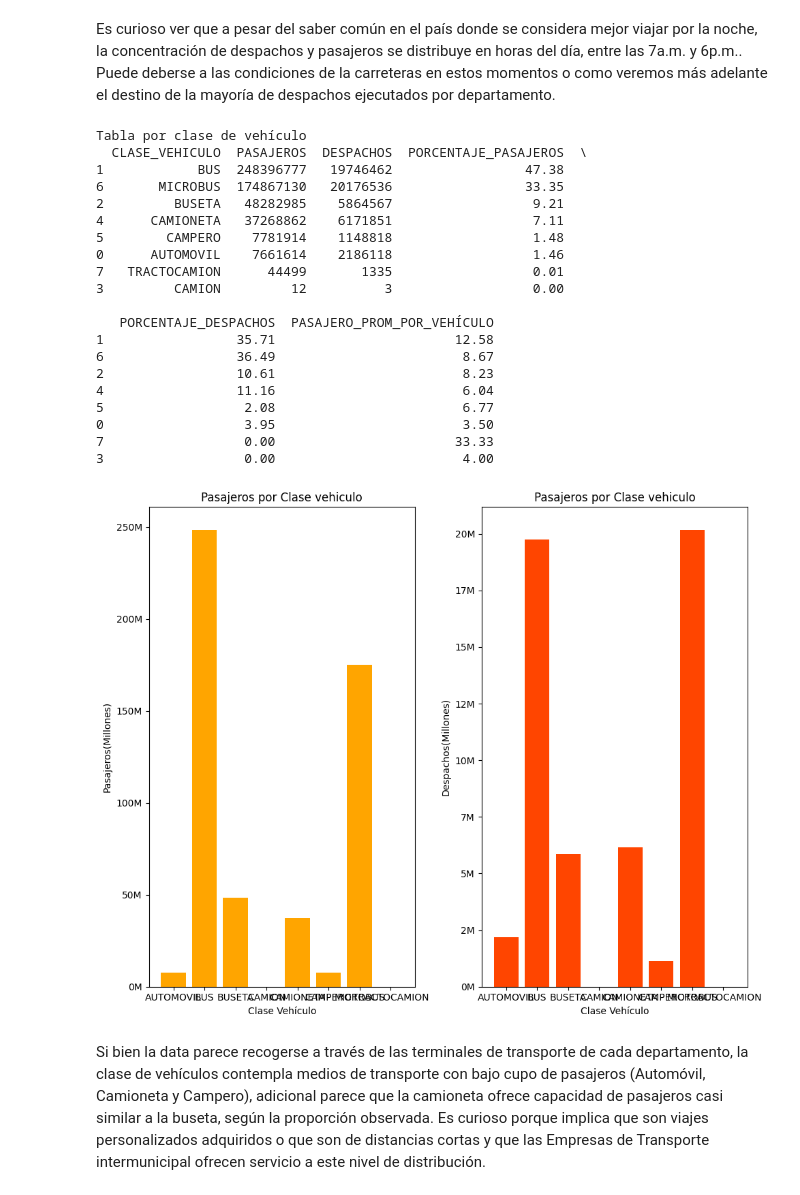
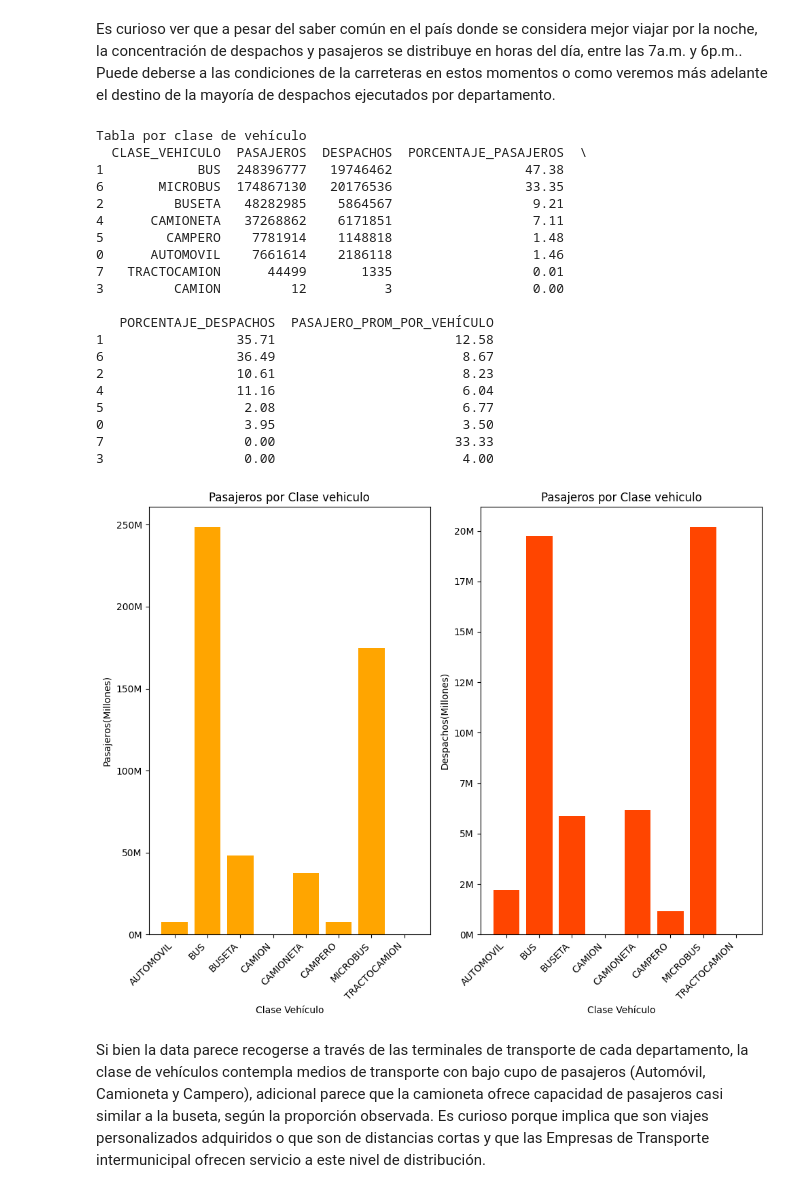
Before and after one commit to DavidNCamelo/PassengersAnalysis, a Jupyter notebook: Prueba PB David Camelo.ipynb, the cells around one changed output. Drawn from its saved outputs; the diff is of its cells as text; code cells hidden in the pictures.

```diff
--- a/Prueba PB David Camelo.ipynb
+++ b/Prueba PB David Camelo.ipynb
@@ -593,40 +593,42 @@ plt.subplot(1,2,1)
 plt.bar(data_por_vehiculo['CLASE_VEHICULO'], data_por_vehiculo['PASAJEROS'], color = 'orange')
 plt.xlabel('Clase Vehículo')
 plt.ylabel('Pasajeros(Millones)')
+plt.xticks(rotation=45, ha='right')
 plt.title('Pasajeros por Clase vehiculo')
 plt.gca().yaxis.set_major_formatter(plt.FuncFormatter(formato_ejes))
 
 plt.subplot(1,2,2)
 plt.bar(data_por_vehiculo['CLASE_VEHICULO'], data_por_vehiculo['DESPACHOS'], color = 'orangered')
 plt.xlabel('Clase Vehículo')
 plt.ylabel('Despachos(Millones)')
+plt.xticks(rotation=45, ha='right')
 plt.title('Pasajeros por Clase vehiculo')
 plt.gca().yaxis.set_major_formatter(plt.FuncFormatter(formato_ejes))
 
 plt.tight_layout()
 plt.show()
 # %% [output]
 Tabla por clase de vehículo
   CLASE_VEHICULO  PASAJEROS  DESPACHOS  PORCENTAJE_PASAJEROS  \
 1            BUS  248396777   19746462                 47.38
 6       MICROBUS  174867130   20176536                 33.35
 2         BUSETA   48282985    5864567                  9.21
 4      CAMIONETA   37268862    6171851                  7.11
 5        CAMPERO    7781914    1148818                  1.48
 0      AUTOMOVIL    7661614    2186118                  1.46
 7   TRACTOCAMION      44499       1335                  0.01
 3         CAMION         12          3                  0.00
 
    PORCENTAJE_DESPACHOS  PASAJERO_PROM_POR_VEHÍCULO
 1                 35.71                       12.58
 6                 36.49                        8.67
 2                 10.61                        8.23
 4                 11.16                        6.04
 5                  2.08                        6.77
 0                  3.95                        3.50
 7                  0.00                       33.33
 3                  0.00                        4.00
-[figure, old version]
+[figure, new version]
 # %% [markdown]
 Si bien la data parece recogerse a través de las terminales de transporte de cada departamento, la clase de vehículos contempla medios de transporte con bajo cupo de pasajeros (Automóvil, Camioneta y Campero), adicional parece que la camioneta ofrece capacidad de pasajeros casi similar a la buseta, según la proporción observada. Es curioso porque implica que son viajes personalizados adquiridos o que son de distancias cortas y que las Empresas de Transporte intermunicipal ofrecen servicio a este nivel de distribución.
 # %%
```
